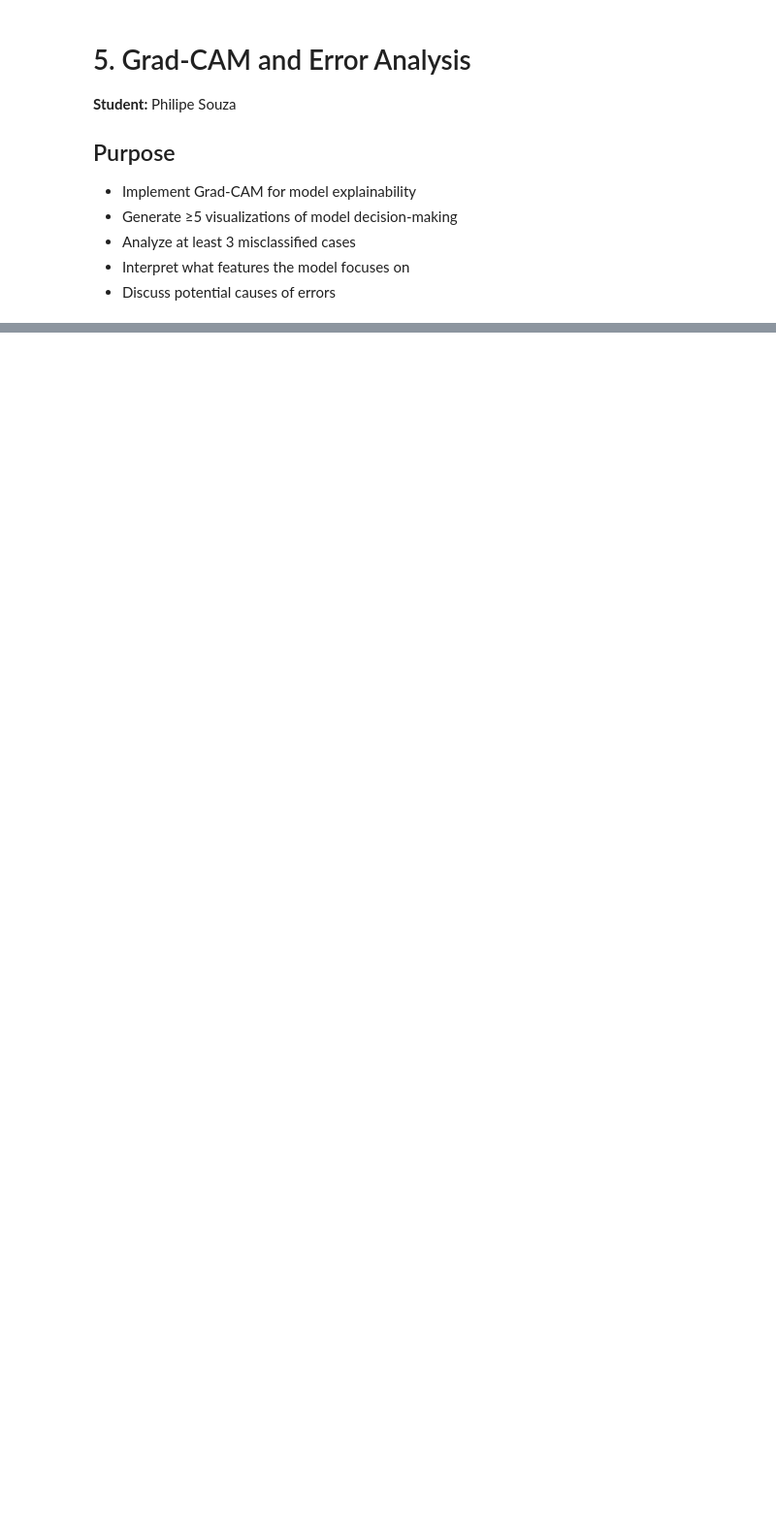
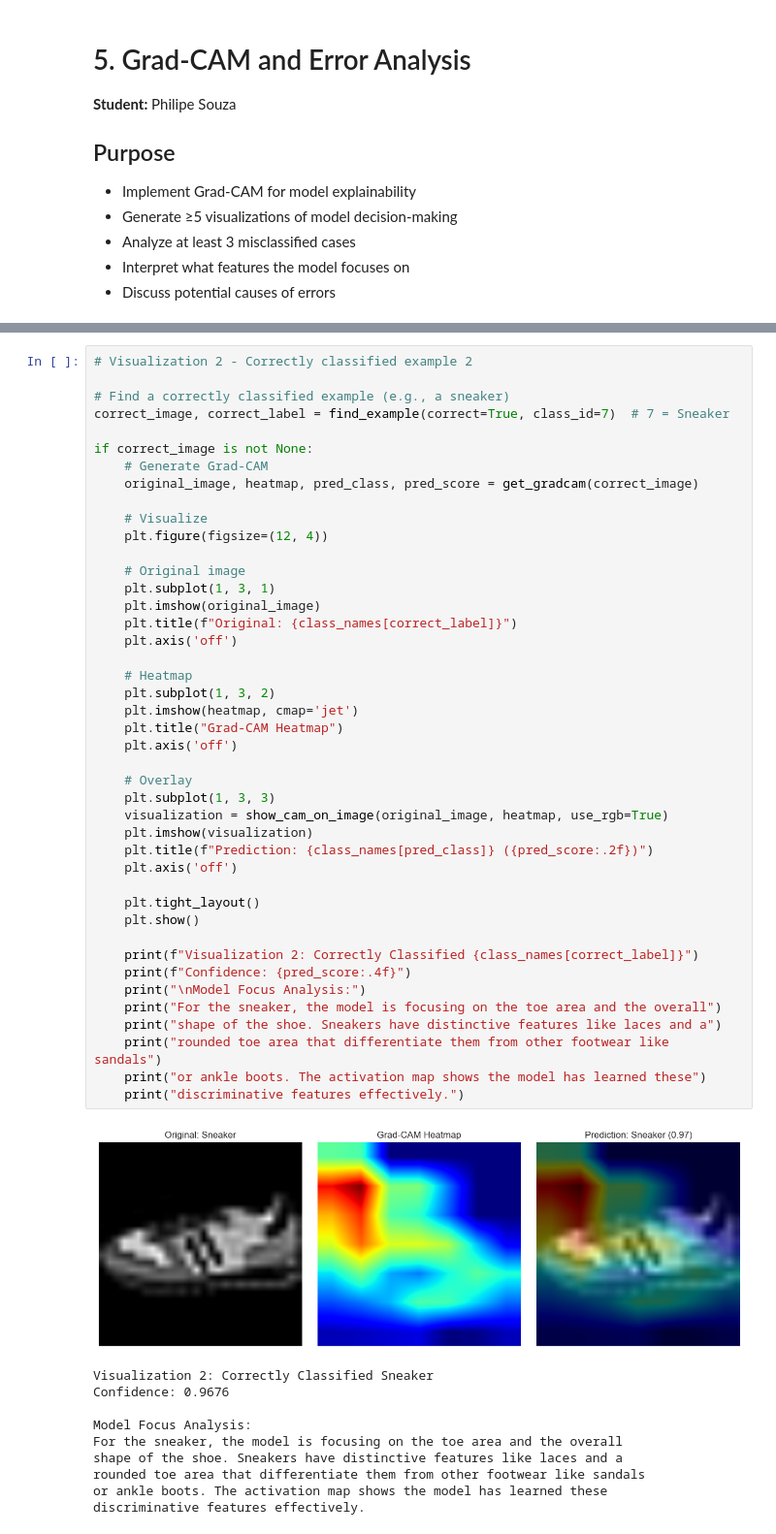
Before and after one commit to Skelligg/DL_Machine_Vision_Project, a Jupyter notebook: notebooks/05_error_analysis.ipynb, the cells around one changed output, grey strips where cells are left out. Shown at 97% size. Cells and saved outputs as stored; diff of their text form; blank space fills up the shorter version.

```diff
--- a/notebooks/05_error_analysis.ipynb
+++ b/notebooks/05_error_analysis.ipynb
@@ -57,0 +321,54 @@
+# %%
+# Visualization 2 - Correctly classified example 2
+
+# Find a correctly classified example (e.g., a sneaker)
+correct_image, correct_label = find_example(correct=True, class_id=7)  # 7 = Sneaker
+
+if correct_image is not None:
+    # Generate Grad-CAM
+    original_image, heatmap, pred_class, pred_score = get_gradcam(correct_image)
+
+    # Visualize
+    plt.figure(figsize=(12, 4))
+
+    # Original image
+    plt.subplot(1, 3, 1)
+    plt.imshow(original_image)
+    plt.title(f"Original: {class_names[correct_label]}")
+    plt.axis('off')
+
+    # Heatmap
+    plt.subplot(1, 3, 2)
+    plt.imshow(heatmap, cmap='jet')
+    plt.title("Grad-CAM Heatmap")
+    plt.axis('off')
+
+    # Overlay
+    plt.subplot(1, 3, 3)
+    visualization = show_cam_on_image(original_image, heatmap, use_rgb=True)
+    plt.imshow(visualization)
+    plt.title(f"Prediction: {class_names[pred_class]} ({pred_score:.2f})")
+    plt.axis('off')
+
+    plt.tight_layout()
+    plt.show()
+
+    print(f"Visualization 2: Correctly Classified {class_names[correct_label]}")
+    print(f"Confidence: {pred_score:.4f}")
+    print("\nModel Focus Analysis:")
+    print("For the sneaker, the model is focusing on the toe area and the overall")
+    print("shape of the shoe. Sneakers have distinctive features like laces and a")
+    print("rounded toe area that differentiate them from other footwear like sandals")
+    print("or ankle boots. The activation map shows the model has learned these")
+    print("discriminative features effectively.")
+# %% [output]
+[figure, added]
+Visualization 2: Correctly Classified Sneaker
+Confidence: 0.9676
+
+Model Focus Analysis:
+For the sneaker, the model is focusing on the toe area and the overall
+shape of the shoe. Sneakers have distinctive features like laces and a
+rounded toe area that differentiate them from other footwear like sandals
+or ankle boots. The activation map shows the model has learned these
+discriminative features effectively.
```
Also changed, not shown: parts of 24 cells of this notebook, 2 other files.
